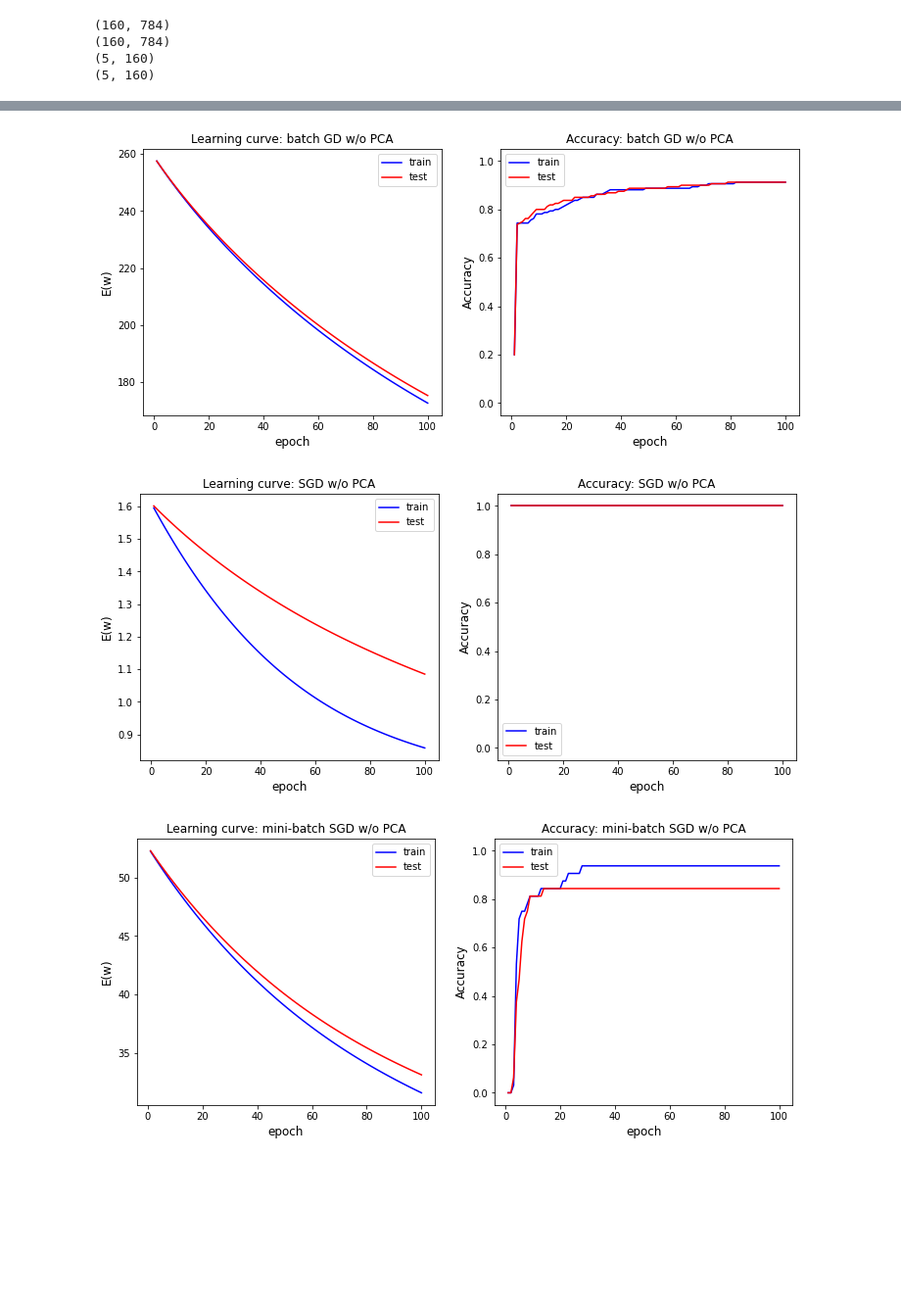
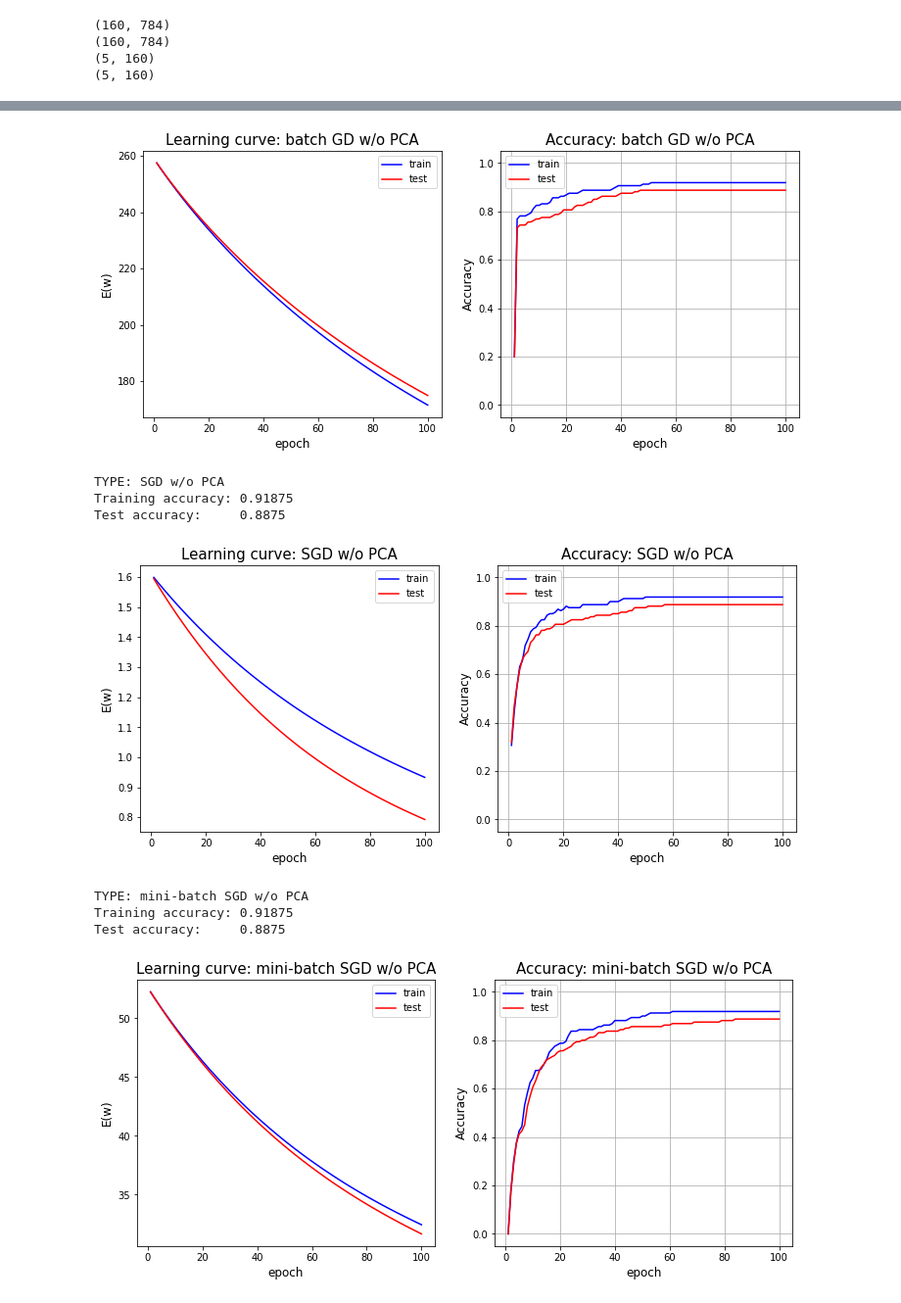
Before and after one commit to Louis5228/2020-Machine-Learning, a Jupyter notebook: 309512014_HW2.ipynb, the cells around one changed output, grey strips where cells are left out. Shown: that part at 98% size. Drawn from its saved outputs; the diff is of its cells as text; code cells hidden in the pictures; blank space fills up the shorter version.

Commit message:
update accuracy value

```diff
--- a/309512014_HW2.ipynb
+++ b/309512014_HW2.ipynb
@@ -190,52 +190,66 @@ for N in range(len(case_l)):
   err_list_test = []
   acc_list_test = []
   while epoch < 100:
+    train_accu_count = 0
+    test_accu_count = 0
     for i in range(int(iteration[N])):
       # train
       tmp_train_x = train_x[i*batch_size[N]:(i+1)*batch_size[N], :]
       tmp_train_t = train_t[:, i*batch_size[N]:(i+1)*batch_size[N]]
       a_train = np.dot(w, tmp_train_x.T)
       y_train = np.exp(a_train) / np.sum(np.exp(a_train), axis=0)
+      classify_y = np.argmax(y_train, axis=0)
+      classify_t = np.argmax(tmp_train_t, axis=0)
+      train_accu_count += np.count_nonzero((classify_y - classify_t) == 0)
       # test
       tmp_test_x = test_x[i*batch_size[N]:(i+1)*batch_size[N], :]
       tmp_test_t = test_t[:, i*batch_size[N]:(i+1)*batch_size[N]]
       a_test = np.dot(w, tmp_test_x.T)
       y_test = np.exp(a_test) / np.sum(np.exp(a_test), axis=0)
+      classify_y = np.argmax(y_test, axis=0)
+      classify_t = np.argmax(tmp_test_t, axis=0)
+      test_accu_count += np.count_nonzero((classify_y - classify_t) == 0)
       # calculate weight
       w = w + l_r * np.dot((tmp_train_t - y_train), tmp_train_x)
 
     # train
     err = -np.sum(tmp_train_t * np.log(y_train))
     err_list_train.append(err)
-    classify_y = np.argmax(y_train, axis=0)
-    classify_t = np.argmax(tmp_train_t, axis=0)
-    accu = np.count_nonzero((classify_y - classify_t) == 0) / y_train.shape[1]
+    # classify_y = np.argmax(y_train, axis=0)
+    # classify_t = np.argmax(tmp_train_t, axis=0)
+    # accu = np.count_nonzero((classify_y - classify_t) == 0) / y_train.shape[1]
+    accu = train_accu_count / train_data_N
     acc_list_train.append(accu)
     # test
     err = -np.sum(tmp_test_t * np.log(y_test))
     err_list_test.append(err)
-    classify_y = np.argmax(y_test, axis=0)
-    classify_t = np.argmax(tmp_test_t, axis=0)
-    accu = np.count_nonzero((classify_y - classify_t) == 0) / y_test.shape[1]
+    # classify_y = np.argmax(y_test, axis=0)
+    # classify_t = np.argmax(tmp_test_t, axis=0)
+    # accu = np.count_nonzero((classify_y - classify_t) == 0) / y_test.shape[1]
+    accu = test_accu_count / train_data_N
     acc_list_test.append(accu)
 
     epoch += 1
 
+  print('TYPE: ' + str(case_l[N]) + ' w/o PCA')
+  print('Training accuracy: ' + str(acc_list_train[epoch-1]))
+  print('Test accuracy:     ' + str(acc_list_test[epoch-1]))
   plt.figure(figsize=(12,5))
   plt.subplot(121)
-  plt.title('Learning curve: ' + str(case_l[N]) + ' w/o PCA')
+  plt.title('Learning curve: ' + str(case_l[N]) + ' w/o PCA', fontsize = 15)
   plt.xlabel('epoch', fontsize = 12)
   plt.ylabel('E(w)', fontsize = 12)
   plt.plot(range(1, epoch+1), err_list_train, c='b', label='train')
   plt.plot(range(1, epoch+1), err_list_test, c='r', label='test')
   plt.legend(loc=0)
   plt.subplot(122)
-  plt.title('Accuracy: ' + str(case_l[N]) + ' w/o PCA')
+  plt.title('Accuracy: ' + str(case_l[N]) + ' w/o PCA', fontsize = 15)
   plt.xlabel('epoch', fontsize = 12)
   plt.ylabel('Accuracy', fontsize = 12)
   plt.plot(range(1, epoch+1), acc_list_train, c='b', label='train')
   plt.plot(range(1, epoch+1), acc_list_test, c='r', label='test')
   plt.ylim(-0.05, 1.05)
   plt.legend(loc=0)
+  plt.grid(True)
   plt.show()
 # %% [output]
@@ -242,3 +259,9 @@ for N in range(len(case_l)):
-[figure, old version]
+[figure, new version]
+TYPE: SGD w/o PCA
+Training accuracy: 0.91875
+Test accuracy:     0.8875
-[figure, old version]
+[figure, new version]
+TYPE: mini-batch SGD w/o PCA
+Training accuracy: 0.91875
+Test accuracy:     0.8875
-[figure, old version]
+[figure, new version]
```
Also changed, not shown: parts of 3 cells of this notebook.
